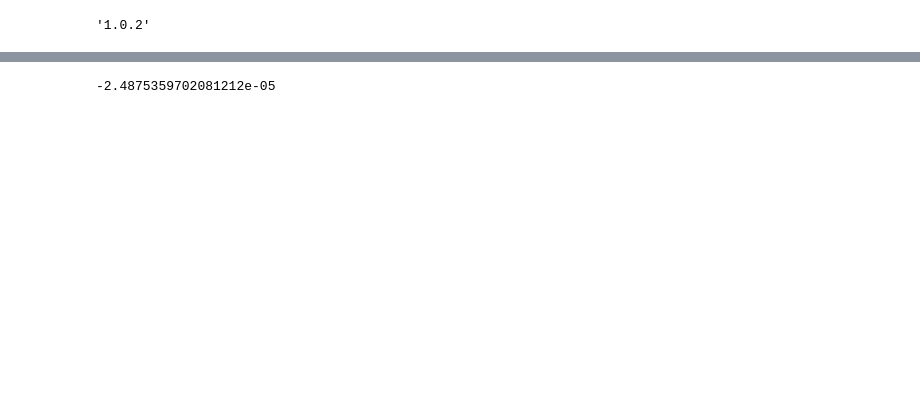
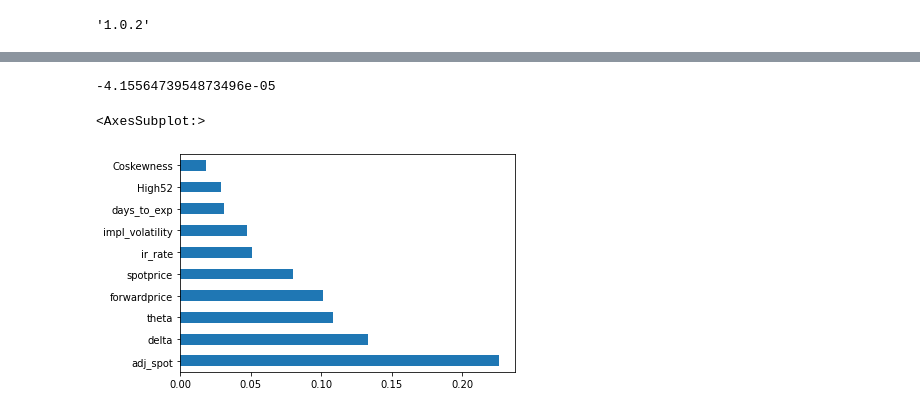
Before and after one commit to jzfrank/AQF-option-rodeo, a Jupyter notebook: ml_predictor.ipynb, the cells around one changed output, grey strips where cells are left out. Saved outputs shown, nothing was run; the diff lists cells and outputs as text; code cells hidden in the pictures; blank space fills up the shorter version.

```diff
--- a/ml_predictor.ipynb
+++ b/ml_predictor.ipynb
@@ -236,0 +367,3 @@ sum(y_train.isna())
+# %%
+ridge_reg = linear_model.Ridge()
+ridge_reg.fit(X_train[used_characteristics], y_train)
@@ -237,4 +388,4 @@ sum(y_train.isna())
 # %%
-regressor = linear_model.Lasso(alpha=0.1)
-regressor.fit(X_train[used_characteristics], y_train)
+lasso_reg = linear_model.Lasso()
+lasso_reg.fit(X_train[used_characteristics], y_train)
 # %% [output]
@@ -293,0 +463,3 @@ np.mean(c)
+# %%
+elastic_reg = ElasticNet()
+elastic_reg.fit(X_train[used_characteristics], y_train)
@@ -304,10 +494,10 @@ sklearn.__version__
 # %% [output]
 '1.0.2'
 # %%
-est = GradientBoostingRegressor(
+gbr_reg = GradientBoostingRegressor(
     n_estimators=100, random_state=0,
     loss='huber',
     verbose=1
-).fit(X_train, y_train)
+).fit(X_train[used_characteristics], y_train)
 # %% [output]
       Iter       Train Loss   Remaining Time
@@ -343,7 +533,13 @@ r2_score(y_test, y_pred)
 # %%
-R_squared_OSXS(y_test, est.predict(X_test))
+R_squared_OSXS(y_test, y_pred)
 # %% [output]
--2.4875359702081212e-05
+-4.1556473954873496e-05
+# %%
+feat_importances = pd.Series(gbr_reg.feature_importances_, index=used_characteristics)
+feat_importances.nlargest(10).plot(kind='barh')
+# %% [output]
+<AxesSubplot:>
+[figure, added]
 # %%
 X_test.sample()
 # %% [output]
```
Also changed, not shown: parts of 90 cells of this notebook, 2 other files.
